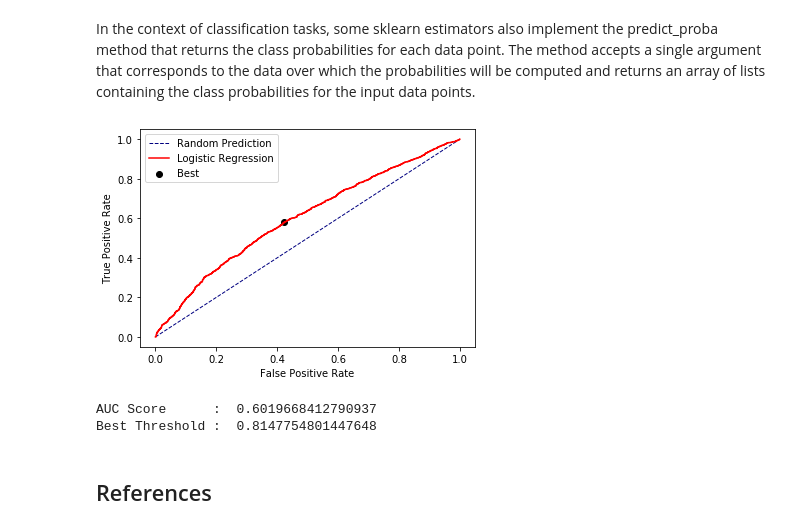
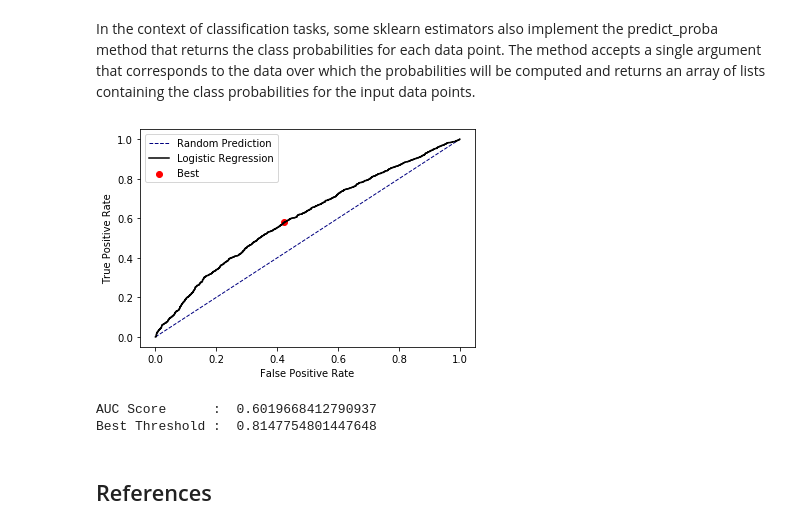
Before and after one commit to polyhedron-gdl/introduction-to-machine-learning-for-finance, a Jupyter notebook: 2022/1-notebooks/chapter-4-1.ipynb, the cells around one changed output. Drawn from its saved outputs; the diff is of its cells as text; code cells hidden in the pictures.

```diff
--- a/2022/1-notebooks/chapter-4-1.ipynb
+++ b/2022/1-notebooks/chapter-4-1.ipynb
@@ -690,26 +690,29 @@ lr_prob=lr_prob[:, 1]
 # %%
 lr_auc=roc_auc_score(y_test, lr_prob)
 
 lr_fpr,lr_tpr, thresholds =roc_curve(y_test,lr_prob)
-
+#
 # calculate the g-mean for each threshold
+#
 gmeans = np.sqrt(lr_tpr * (1-lr_fpr))
+#
 # locate the index of the largest g-mean
+#
 ix = np.argmax(gmeans)
 
 plt.plot([0, 1], [0, 1], color="navy", lw=1, linestyle="--", label='Random Prediction')
-plt.plot(lr_fpr,lr_tpr , color="red" , label='Logistic Regression')
-plt.scatter(lr_fpr[ix], lr_tpr[ix], marker='o', color='black', label='Best')
+plt.plot(lr_fpr,lr_tpr , color="black" , label='Logistic Regression')
+plt.scatter(lr_fpr[ix], lr_tpr[ix], marker='o', color='red', label='Best')
 
 plt.xlabel('False Positive Rate')
 plt.ylabel('True Positive Rate')
 plt.legend()
 plt.show()
 
 print("AUC Score      : ", lr_auc)
 print("Best Threshold : ", thresholds[ix])
 # %% [output]
-[figure, old version]
+[figure, new version]
 AUC Score      :  0.6019668412790937
 Best Threshold :  0.8147754801447648
 # %% [markdown]
```
